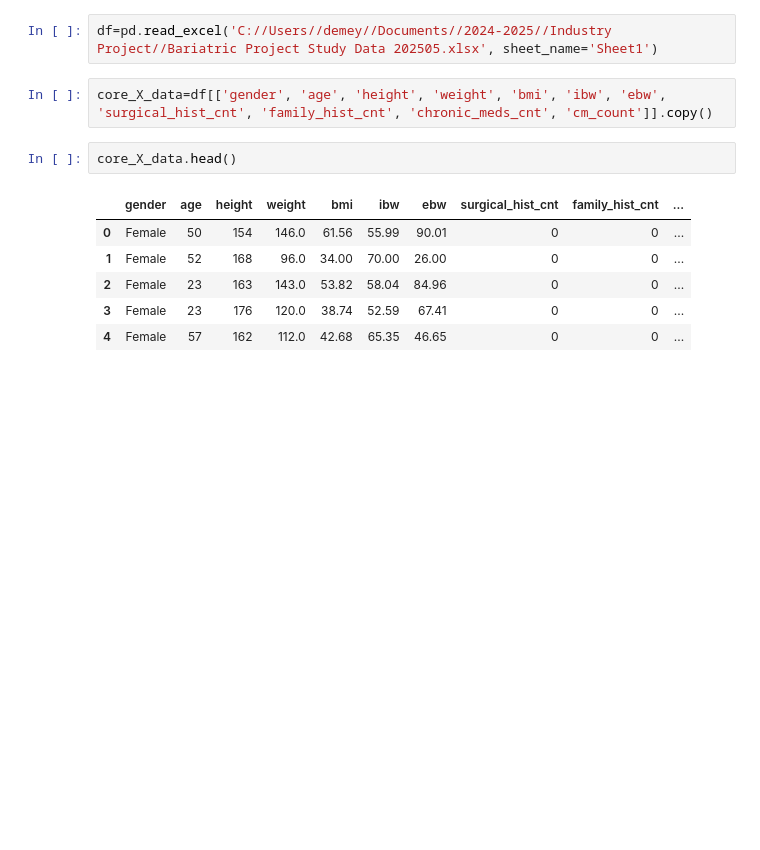
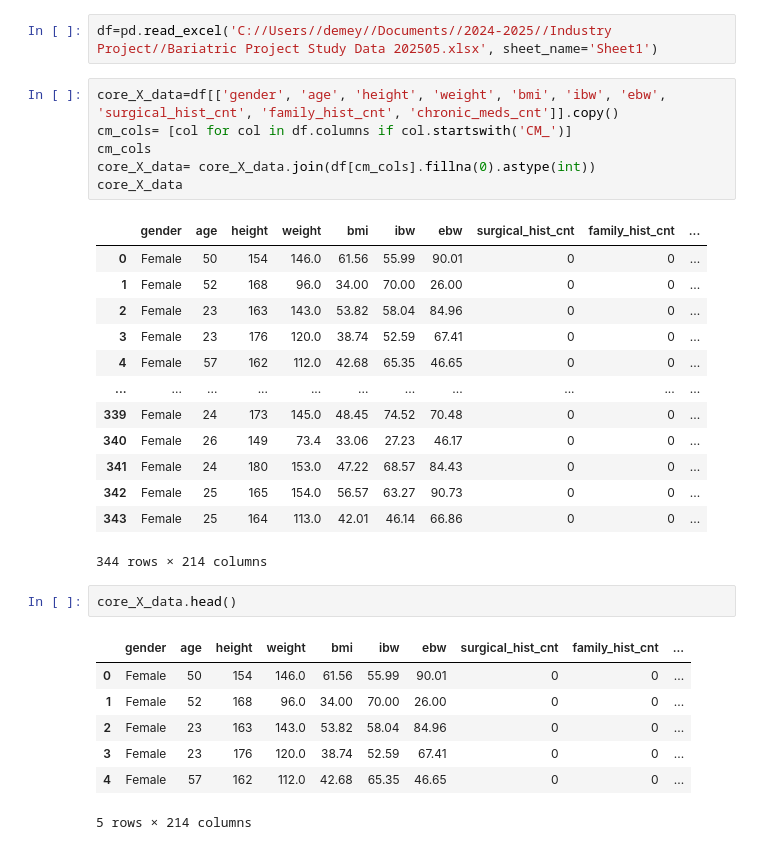
Before and after one commit to DeMeyerRobin/IndustryProject-BariatricSurgeryG1, a Jupyter notebook: first_analytics.ipynb, the cells around one changed output. Saved outputs shown, nothing was run; the diff lists cells and outputs as text; blank space fills up the shorter version.

```diff
--- a/first_analytics.ipynb
+++ b/first_analytics.ipynb
@@ -4,7 +4,25 @@ import numpy as np
 # %%
 df=pd.read_excel('C://Users//demey//Documents//2024-2025//Industry Project//Bariatric Project Study Data 202505.xlsx', sheet_name='Sheet1')
 # %%
-core_X_data=df[['gender', 'age', 'height', 'weight', 'bmi', 'ibw', 'ebw', 'surgical_hist_cnt', 'family_hist_cnt', 'chronic_meds_cnt', 'cm_count']].copy()
+core_X_data=df[['gender', 'age', 'height', 'weight', 'bmi', 'ibw', 'ebw', 'surgical_hist_cnt', 'family_hist_cnt', 'chronic_meds_cnt']].copy()
+cm_cols= [col for col in df.columns if col.startswith('CM_')]
+cm_cols
+core_X_data= core_X_data.join(df[cm_cols].fillna(0).astype(int))
+core_X_data
+# %% [output]
+|  | gender | age | height | weight | bmi | ibw | ebw | surgical_hist_cnt | family_hist_cnt | ... |
+| 0 | Female | 50 | 154 | 146.0 | 61.56 | 55.99 | 90.01 | 0 | 0 | ... |
+| 1 | Female | 52 | 168 | 96.0 | 34.00 | 70.00 | 26.00 | 0 | 0 | ... |
+| 2 | Female | 23 | 163 | 143.0 | 53.82 | 58.04 | 84.96 | 0 | 0 | ... |
+| 3 | Female | 23 | 176 | 120.0 | 38.74 | 52.59 | 67.41 | 0 | 0 | ... |
+| 4 | Female | 57 | 162 | 112.0 | 42.68 | 65.35 | 46.65 | 0 | 0 | ... |
+| ... | ... | ... | ... | ... | ... | ... | ... | ... | ... | ... |
+| 339 | Female | 24 | 173 | 145.0 | 48.45 | 74.52 | 70.48 | 0 | 0 | ... |
+| 340 | Female | 26 | 149 | 73.4 | 33.06 | 27.23 | 46.17 | 0 | 0 | ... |
+| 341 | Female | 24 | 180 | 153.0 | 47.22 | 68.57 | 84.43 | 0 | 0 | ... |
+| 342 | Female | 25 | 165 | 154.0 | 56.57 | 63.27 | 90.73 | 0 | 0 | ... |
+| 343 | Female | 25 | 164 | 113.0 | 42.01 | 46.14 | 66.86 | 0 | 0 | ... |
+344 rows × 214 columns
 # %%
 core_X_data.head()
 # %% [output]
@@ -14,3 +32,4 @@ core_X_data.head()
 | 2 | Female | 23 | 163 | 143.0 | 53.82 | 58.04 | 84.96 | 0 | 0 | ... |
 | 3 | Female | 23 | 176 | 120.0 | 38.74 | 52.59 | 67.41 | 0 | 0 | ... |
 | 4 | Female | 57 | 162 | 112.0 | 42.68 | 65.35 | 46.65 | 0 | 0 | ... |
+5 rows × 214 columns
```
Also changed, not shown: parts of 7 cells of this notebook, 1 other file.
